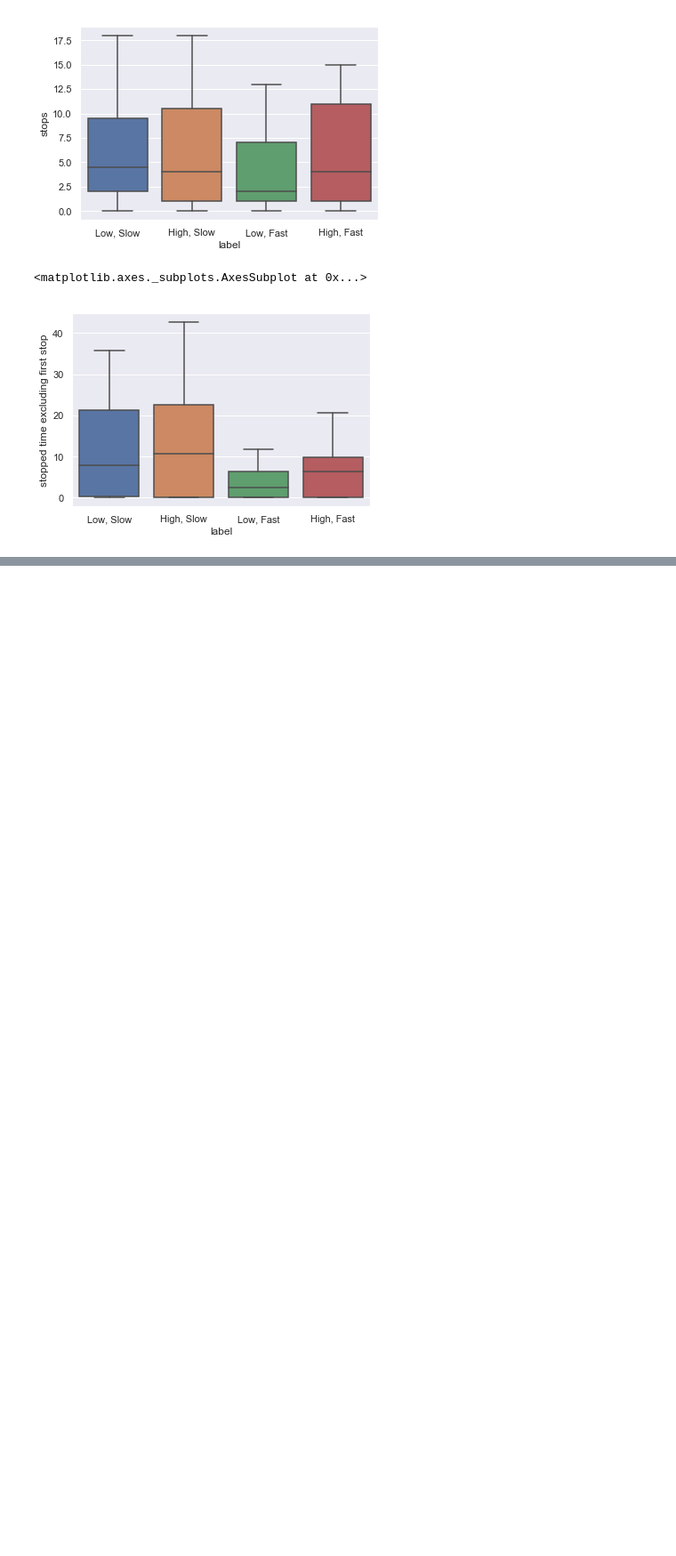
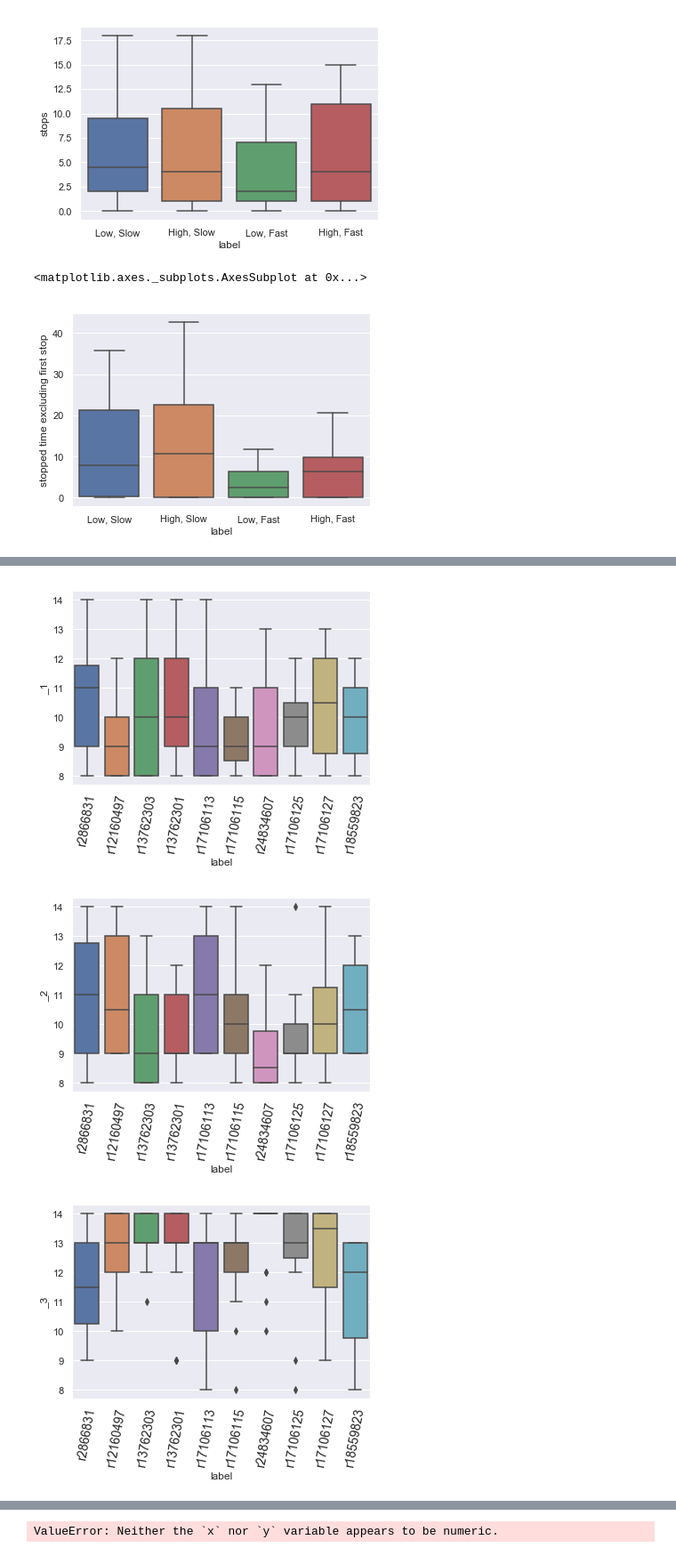
Before and after one commit to FAR-Lab/chairsim-server, a Jupyter notebook: Chairsim_paths.ipynb, the cells around one changed output, grey strips where cells are left out. Shown at 89% size. Drawn from its saved outputs; the diff is of its cells as text; code cells hidden in the pictures; blank space fills up the shorter version.

Commit message:
likert questions

```diff
--- a/Chairsim_paths.ipynb
+++ b/Chairsim_paths.ipynb
@@ -493,3 +492,14 @@ sns.boxplot(x='label', y='stopped time excluding first stop', data=impactsDF, sh
 # %% [output]
 <matplotlib.axes._subplots.AxesSubplot at 0x...>
 [figure]
+# %%
+feedback=pd.read_csv('Be The Chair Feedback_September 19, 2019_11.20.csv')
+feedback.drop(columns=['StartDate', 'EndDate', 'Status', 'IPAddress', 'Progress',
+       'Duration (in seconds)', 'Finished', 'RecordedDate', 'ResponseId',
+       'RecipientLastName', 'RecipientFirstName', 'RecipientEmail', 'ExternalReference',
+       'LocationLatitude', 'LocationLongitude', 'DistributionChannel',
+       'UserLanguage'], inplace=True)
+questions=feedback.iloc[0].to_dict()
+feedback.drop([0,1,2], inplace=True)
+feedback.loc[:,feedback.columns.str.contains('_')]=feedback.loc[:,feedback.columns.str.contains('_')].astype(float)
+feedback.columns
@@ -495,0 +520,21 @@ sns.boxplot(x='label', y='stopped time excluding first stop', data=impactsDF, sh
+# %%
+dfs=[]
+df=None
+for run in blocks.keys():
+    df=feedback[blocks[run]].loc[:,feedback[blocks[run]].columns.str.contains('_')]
+    df=df.rename(columns=dict(zip(df.columns,likert_questions.keys())))
+    df.dropna(how='all', inplace=True)
+    df=df.astype(int)
+    df['label']=run
+    dfs.append(df)
+
+combined=pd.concat(dfs)
+# %%
+for q in combined.columns:
+    a = sns.boxplot(x='label', y=q, data=combined, )
+    a.set_xticklabels(a.get_xticklabels(), fontsize=14, rotation=80)
+    plt.show()
+# %% [output]
+[figure, added]
+[figure, added]
+[figure, added]
@@ -495,0 +545 @@ sns.boxplot(x='label', y='stopped time excluding first stop', data=impactsDF, sh
+ValueError: Neither the `x` nor `y` variable appears to be numeric.
```
Also changed, not shown: parts of 7 cells of this notebook, 1 other file.
